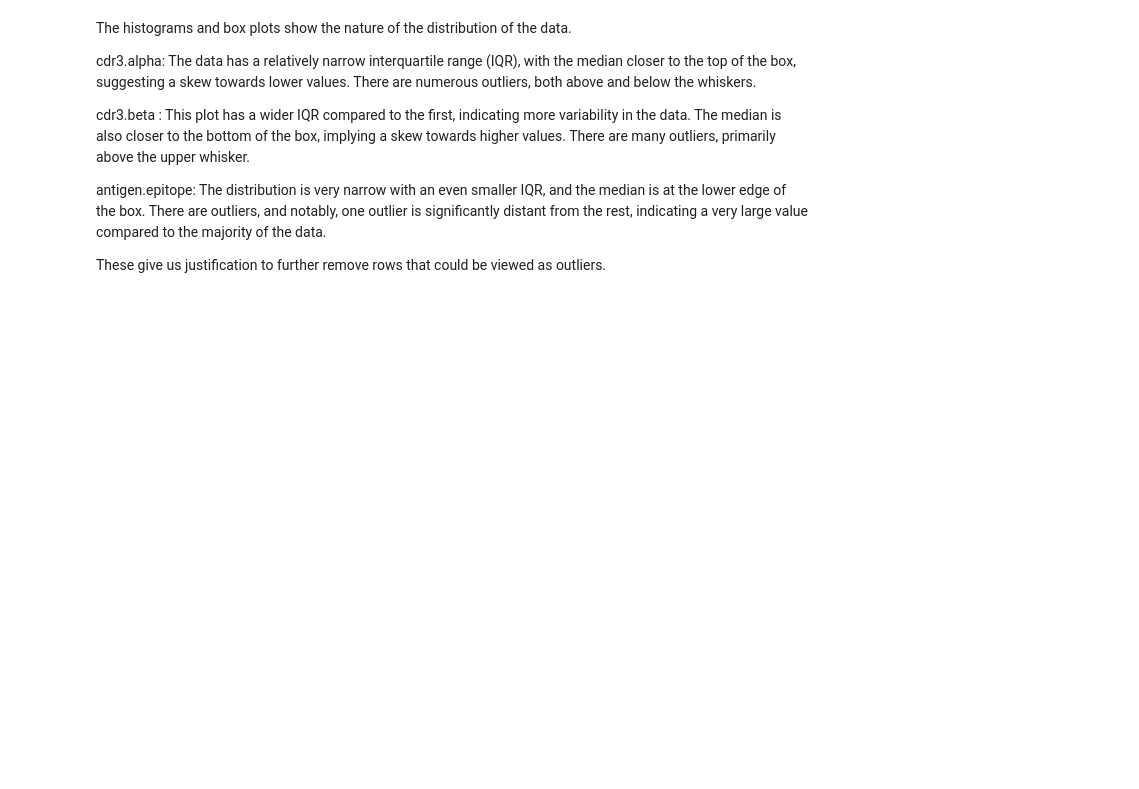
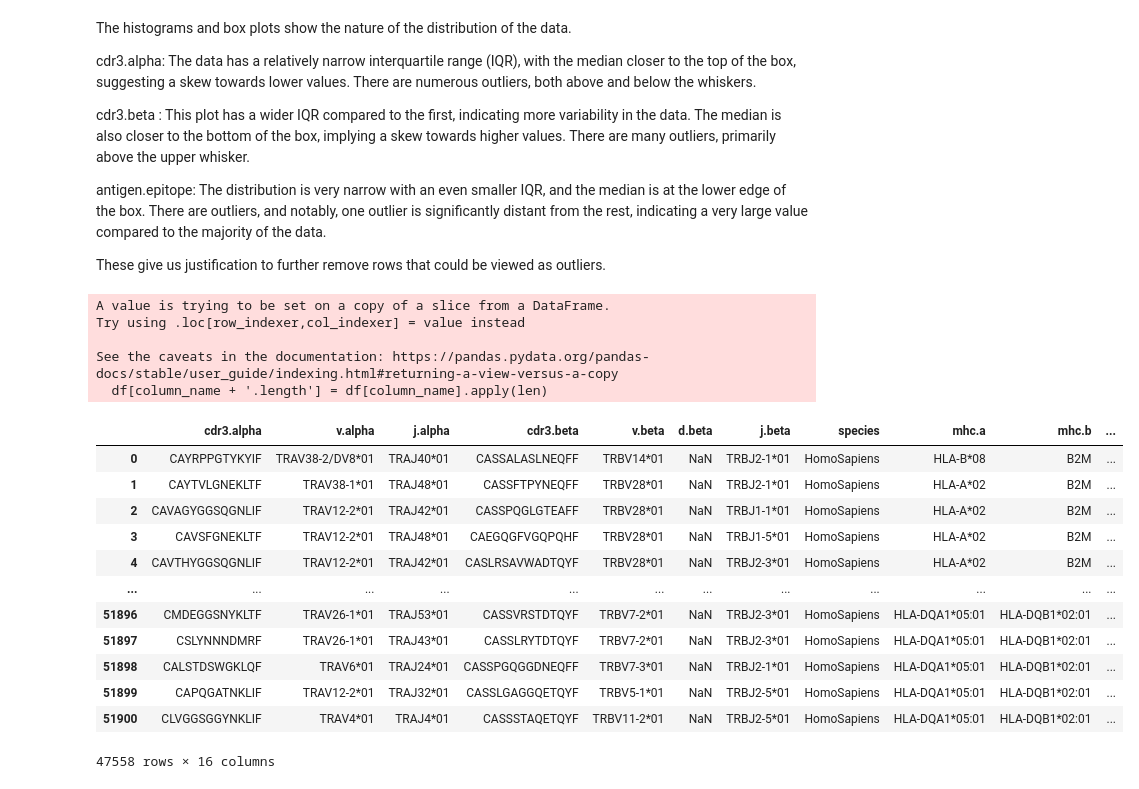
Before and after one commit to UoB-DSMP-2023-24/dsmp-2024-group-13, a Jupyter notebook: EDA.ipynb, the cells around one changed output. Drawn from its saved outputs; the diff is of its cells as text; code cells hidden in the pictures; blank space fills up the shorter version.

```diff
--- a/EDA.ipynb
+++ b/EDA.ipynb
@@ -152,3 +218,83 @@ cdr3.beta : This plot has a wider IQR compared to the first, indicating more var
 antigen.epitope: The distribution is very narrow with an even smaller IQR, and the median is at the lower edge of the box. There are outliers, and notably, one outlier is significantly distant from the rest, indicating a very large value compared to the majority of the data.
 
 These give us justification to further remove rows that could be viewed as outliers.
+# %%
+def filter_by_length_range(df, column_name):
+    """
+    Asks the user for length bounds and filters the DataFrame to include rows where the length of
+    the specified column's sequence falls within the provided bounds.
+
+    Parameters:
+    df (DataFrame): The data frame to filter.
+    column_name (str): The name of the sequence column to check (e.g., 'cdr3.alpha').
+
+    Returns:
+    DataFrame: A DataFrame filtered by the specified length range.
+    """
+    # Ask the user for length bounds
+    lower_bound = int(input(f"Enter lower bound for {column_name} length: "))
+    upper_bound = int(input(f"Enter upper bound for {column_name} length: "))
+
+    # Calculate the sequence lengths
+    df[column_name + '.length'] = df[column_name].apply(len)
+
+    # Filter based on the length range
+    return df[(df[column_name + '.length'] >= lower_bound) & (df[column_name + '.length'] <= upper_bound)]
+
+def filter_by_species(df):
+    """
+    Asks the user for species to filter by and filters the DataFrame to include rows where the
+    species column matches any of the species provided.
+
+    Parameters:
+    df (DataFrame): The data frame to filter.
+
+    Returns:
+    DataFrame: A DataFrame filtered by the specified species.
+    """
+    # Ask the user for species to filter by
+    input_species = input("Enter the species to filter by (separated by commas): ")
+    species_to_filter = [species.strip() for species in input_species.split(',')]
+
+    return df[df['species'].isin(species_to_filter)]
+
+# Example usage:
+
+# Assuming df is your DataFrame
+
+# Apply length range filters
+df_filtered_alpha = filter_by_length_range(df, 'cdr3.alpha')
+df_filtered_beta = filter_by_length_range(df, 'cdr3.beta')
+df_filtered_epitope = filter_by_length_range(df, 'antigen.epitope')
+
+# Intersect the filtered DataFrames to get only rows that meet all criteria
+df_length_filtered = df_filtered_alpha.merge(df_filtered_beta).merge(df_filtered_epitope)
+
+# Further filter by species
+df_final_filtered = filter_by_species(df_length_filtered)
+
+# df_final_filtered is now your preprocessed DataFrame
+# %% [output]
+A value is trying to be set on a copy of a slice from a DataFrame.
+Try using .loc[row_indexer,col_indexer] = value instead
+
+See the caveats in the documentation: https://pandas.pydata.org/pandas-docs/stable/user_guide/indexing.html#returning-a-view-versus-a-copy
+  df[column_name + '.length'] = df[column_name].apply(len)
+# %%
+#this is an example of a dataset that can be created from our original data.
+
+df_final_filtered
+# %% [output]
+|  | cdr3.alpha | v.alpha | j.alpha | cdr3.beta | v.beta | d.beta | j.beta | species | mhc.a | mhc.b | ... |
+| 0 | CAYRPPGTYKYIF | TRAV38-2/DV8*01 | TRAJ40*01 | CASSALASLNEQFF | TRBV14*01 | NaN | TRBJ2-1*01 | HomoSapiens | HLA-B*08 | B2M | ... |
+| 1 | CAYTVLGNEKLTF | TRAV38-1*01 | TRAJ48*01 | CASSFTPYNEQFF | TRBV28*01 | NaN | TRBJ2-1*01 | HomoSapiens | HLA-A*02 | B2M | ... |
+| 2 | CAVAGYGGSQGNLIF | TRAV12-2*01 | TRAJ42*01 | CASSPQGLGTEAFF | TRBV28*01 | NaN | TRBJ1-1*01 | HomoSapiens | HLA-A*02 | B2M | ... |
+| 3 | CAVSFGNEKLTF | TRAV12-2*01 | TRAJ48*01 | CAEGQGFVGQPQHF | TRBV28*01 | NaN | TRBJ1-5*01 | HomoSapiens | HLA-A*02 | B2M | ... |
+| 4 | CAVTHYGGSQGNLIF | TRAV12-2*01 | TRAJ42*01 | CASLRSAVWADTQYF | TRBV28*01 | NaN | TRBJ2-3*01 | HomoSapiens | HLA-A*02 | B2M | ... |
+| ... | ... | ... | ... | ... | ... | ... | ... | ... | ... | ... | ... |
+| 51896 | CMDEGGSNYKLTF | TRAV26-1*01 | TRAJ53*01 | CASSVRSTDTQYF | TRBV7-2*01 | NaN | TRBJ2-3*01 | HomoSapiens | HLA-DQA1*05:01 | HLA-DQB1*02:01 | ... |
+| 51897 | CSLYNNNDMRF | TRAV26-1*01 | TRAJ43*01 | CASSLRYTDTQYF | TRBV7-2*01 | NaN | TRBJ2-3*01 | HomoSapiens | HLA-DQA1*05:01 | HLA-DQB1*02:01 | ... |
+| 51898 | CALSTDSWGKLQF | TRAV6*01 | TRAJ24*01 | CASSPGQGGDNEQFF | TRBV7-3*01 | NaN | TRBJ2-1*01 | HomoSapiens | HLA-DQA1*05:01 | HLA-DQB1*02:01 | ... |
+| 51899 | CAPQGATNKLIF | TRAV12-2*01 | TRAJ32*01 | CASSLGAGGQETQYF | TRBV5-1*01 | NaN | TRBJ2-5*01 | HomoSapiens | HLA-DQA1*05:01 | HLA-DQB1*02:01 | ... |
+| 51900 | CLVGGSGGYNKLIF | TRAV4*01 | TRAJ4*01 | CASSSTAQETQYF | TRBV11-2*01 | NaN | TRBJ2-5*01 | HomoSapiens | HLA-DQA1*05:01 | HLA-DQB1*02:01 | ... |
+47558 rows × 16 columns
```
Also changed, not shown: parts of 7 cells of this notebook.
